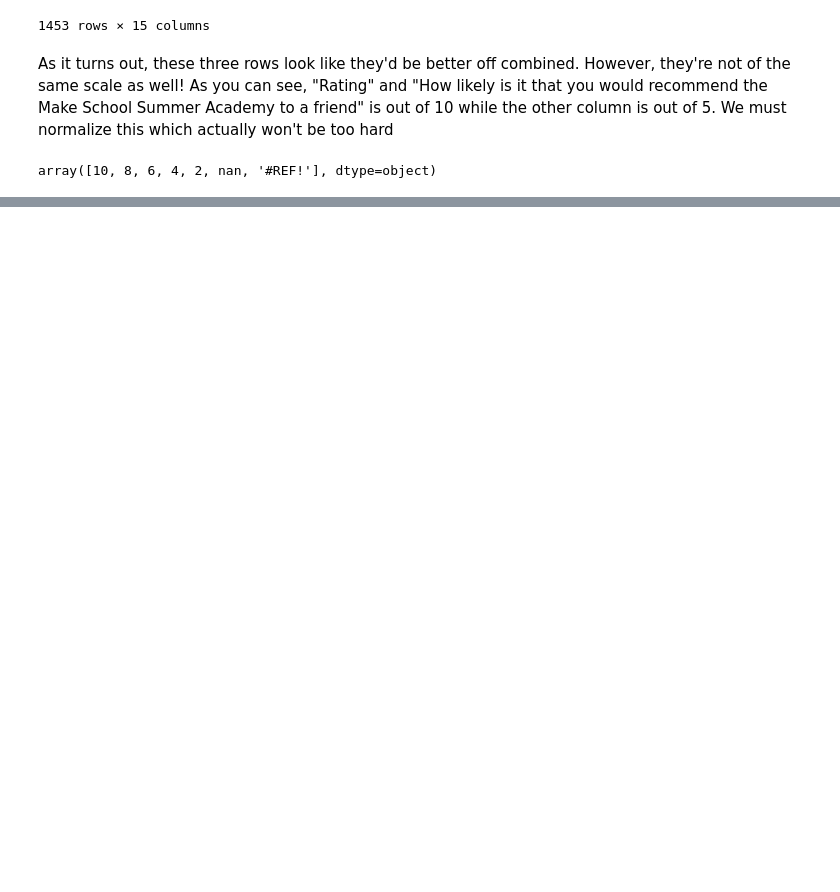
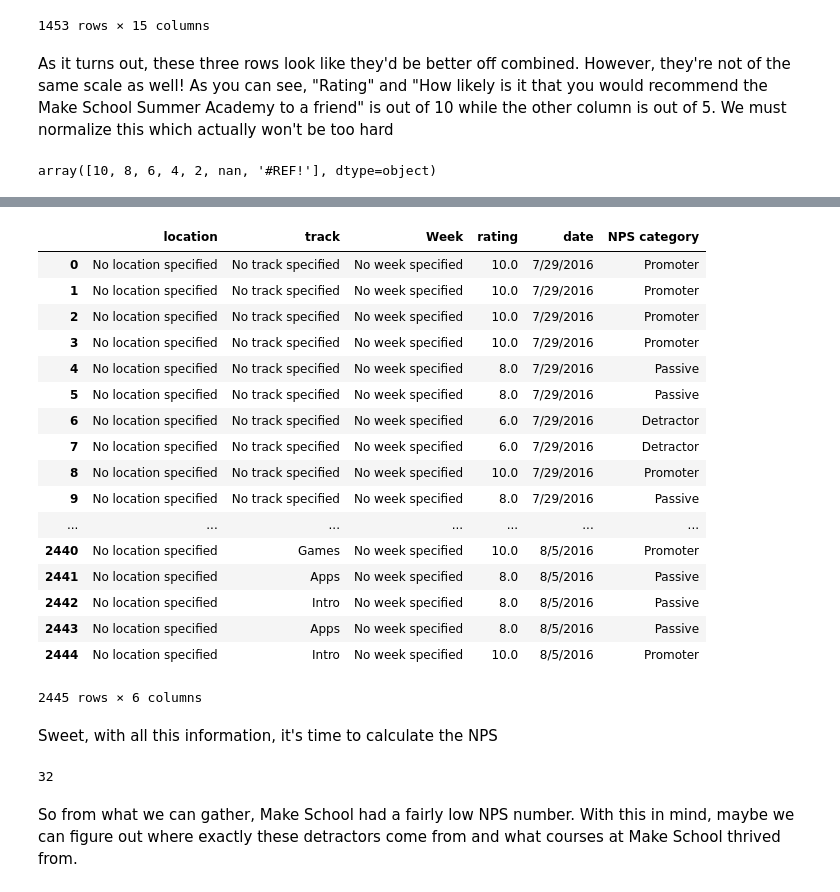
Before and after one commit to C3NZ/SANPS, a Jupyter notebook: Make School NPS.ipynb, the cells around one changed output, grey strips where cells are left out. Drawn from its saved outputs; the diff is of its cells as text; code cells hidden in the pictures; blank space fills up the shorter version.

```diff
--- a/Make School NPS.ipynb
+++ b/Make School NPS.ipynb
@@ -385,0 +668,6 @@ array([5, 4, 3, 2, 1, nan, '5', '4', '3', '#REF!'], dtype=object)
+# %%
+def fix_rating(rating):
+    if type(rating) == int:
+        return rating
+    else:
+        return np.nan
@@ -385,0 +706,23 @@ array([5, 4, 3, 2, 1, nan, '5', '4', '3', '#REF!'], dtype=object)
+# %%
+stripped_df
+# %% [output]
+|  | location | track | Week | rating | date | NPS category |
+| 0 | No location specified | No track specified | No week specified | 10.0 | 7/29/2016 | Promoter |
+| 1 | No location specified | No track specified | No week specified | 10.0 | 7/29/2016 | Promoter |
+| 2 | No location specified | No track specified | No week specified | 10.0 | 7/29/2016 | Promoter |
+| 3 | No location specified | No track specified | No week specified | 10.0 | 7/29/2016 | Promoter |
+| 4 | No location specified | No track specified | No week specified | 8.0 | 7/29/2016 | Passive |
+| 5 | No location specified | No track specified | No week specified | 8.0 | 7/29/2016 | Passive |
+| 6 | No location specified | No track specified | No week specified | 6.0 | 7/29/2016 | Detractor |
+| 7 | No location specified | No track specified | No week specified | 6.0 | 7/29/2016 | Detractor |
+| 8 | No location specified | No track specified | No week specified | 10.0 | 7/29/2016 | Promoter |
+| 9 | No location specified | No track specified | No week specified | 8.0 | 7/29/2016 | Passive |
+| ... | ... | ... | ... | ... | ... | ... |
+| 2440 | No location specified | Games | No week specified | 10.0 | 8/5/2016 | Promoter |
+| 2441 | No location specified | Apps | No week specified | 8.0 | 8/5/2016 | Passive |
+| 2442 | No location specified | Intro | No week specified | 8.0 | 8/5/2016 | Passive |
+| 2443 | No location specified | Apps | No week specified | 8.0 | 8/5/2016 | Passive |
+| 2444 | No location specified | Intro | No week specified | 10.0 | 8/5/2016 | Promoter |
+2445 rows × 6 columns
+# %% [markdown]
+Sweet, with all this information, it's time to calculate the NPS
@@ -385,0 +734,6 @@ array([5, 4, 3, 2, 1, nan, '5', '4', '3', '#REF!'], dtype=object)
+# %%
+int(NPS)
+# %% [output]
+32
+# %% [markdown]
+So from what we can gather, Make School had a fairly low NPS number. With this in mind, maybe we can figure out where exactly these detractors come from and what courses at Make School thrived from.
```
Also changed, not shown: parts of 52 cells of this notebook.
